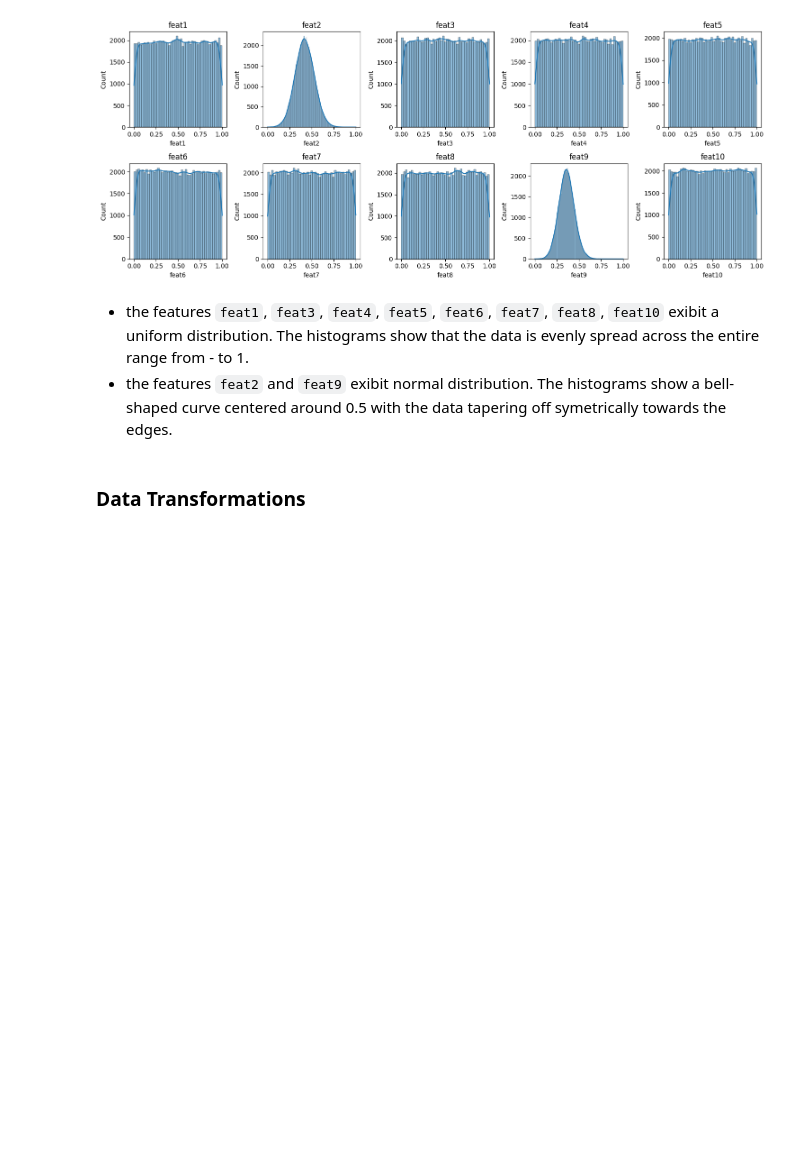
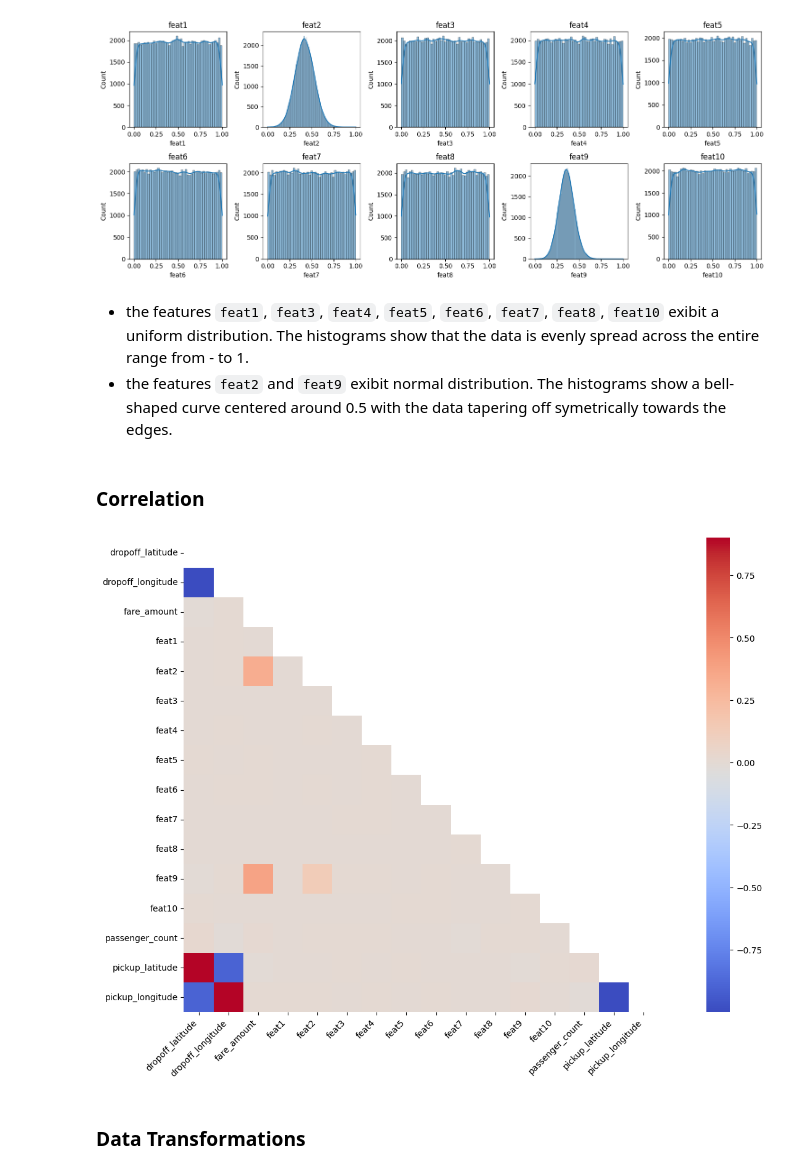
Before and after one commit to kasztelmacko/ml2_fare_price, a Jupyter notebook: project.ipynb, the cells around one changed output. Saved outputs shown, nothing was run; the diff lists cells and outputs as text; code cells hidden in the pictures; blank space fills up the shorter version.

```diff
--- a/project.ipynb
+++ b/project.ipynb
@@ -84,6 +84,20 @@ plt.show()
 # %% [markdown]
 - the features `feat1`, `feat3`, `feat4`, `feat5`, `feat6`, `feat7`, `feat8`, `feat10` exibit a uniform distribution. The histograms show that the data is evenly spread across the entire range from - to 1.
 - the features `feat2` and `feat9` exibit normal distribution. The histograms show a bell-shaped curve centered around 0.5 with the data tapering off symetrically towards the edges.
+# %% [markdown]
+### Correlation
+# %%
+data_numeric = data.select_dtypes(include='number')
+corr_matrix = data_numeric.corr()
+mask = np.triu(np.ones_like(corr_matrix, dtype=bool))
+
+plt.figure(figsize=(20, 10))
+sns.heatmap(corr_matrix, mask=mask, cbar=True, square=True,
+            annot_kws={'size': 10}, cmap='coolwarm')
+plt.xticks(rotation=45, ha='right')
+plt.show()
+# %% [output]
+[figure, added]
 # %% [markdown]
 ### Data Transformations
 # %% [markdown]
```
Also changed, not shown: parts of 11 cells of this notebook, 1 other file.
